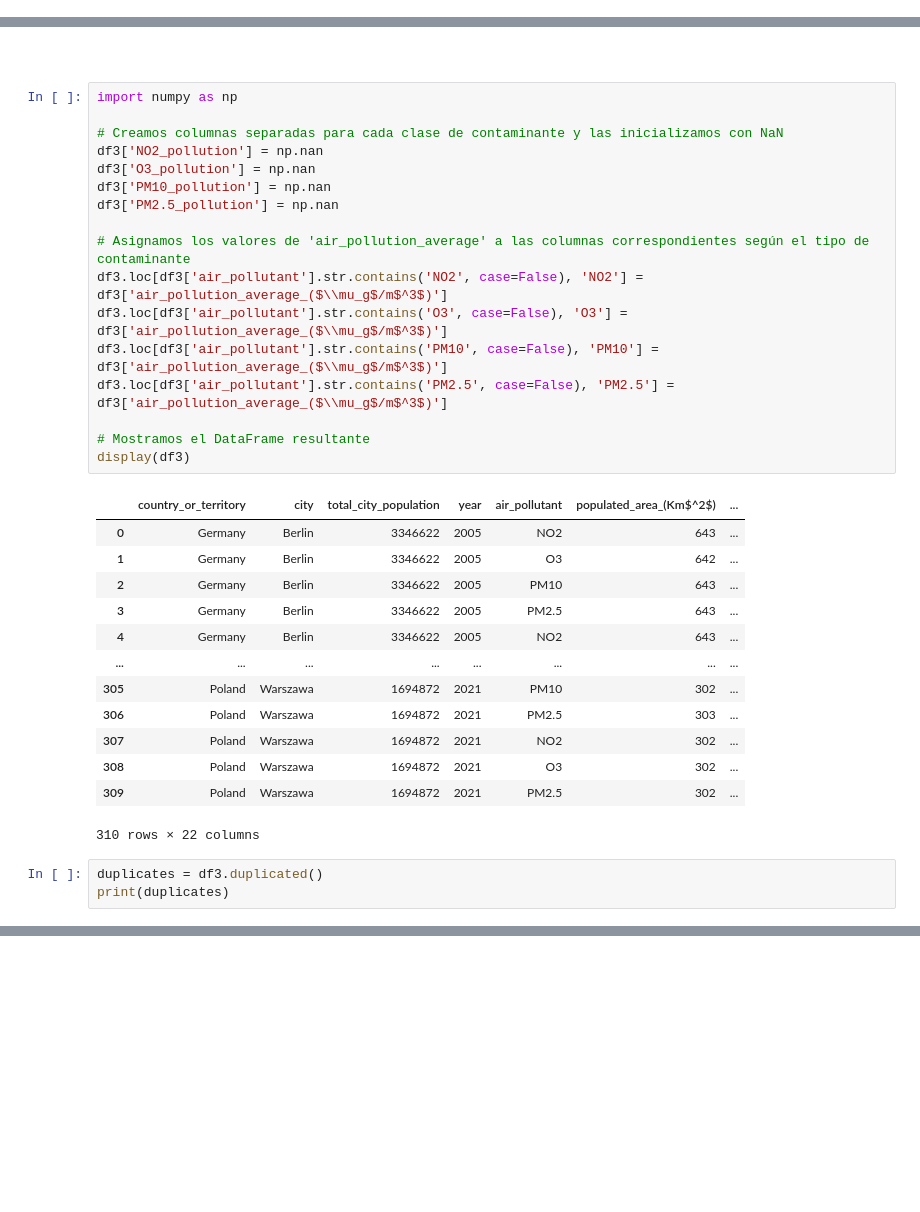
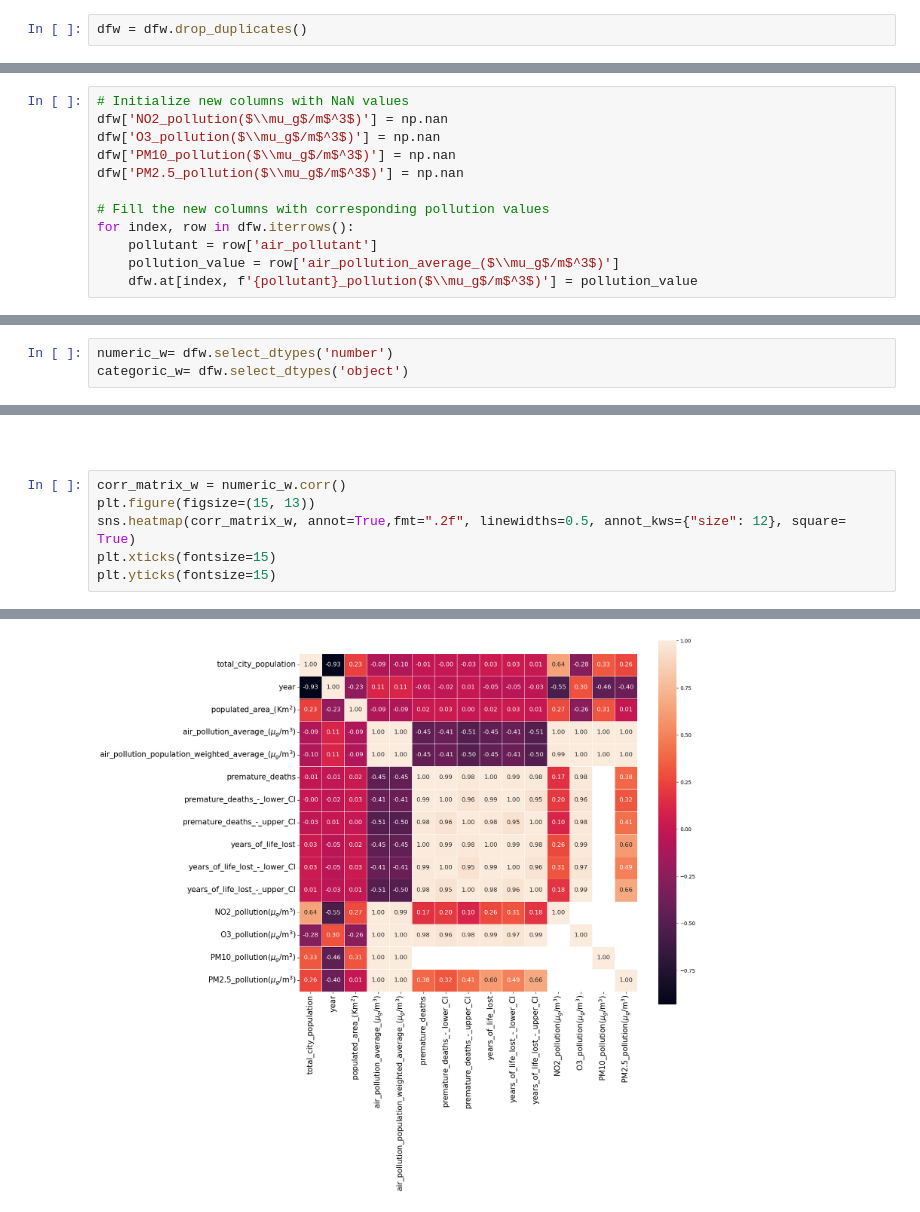
Before and after one commit to katchuli/PROJECT-Low-Emission-Zone-, a Jupyter notebook: files_for_the_project/Project_LOW_EMISSIONS_ZONE.ipynb, the cells around one changed output, grey strips where cells are left out. Drawn from its saved outputs; the diff is of its cells as text; blank space fills up the shorter version.

```diff
--- a/files_for_the_project/Project_LOW_EMISSIONS_ZONE.ipynb
+++ b/files_for_the_project/Project_LOW_EMISSIONS_ZONE.ipynb
@@ -157,0 +204,2 @@ Length: 310, dtype: bool
+# %%
+dfw = dfw.drop_duplicates()
@@ -157,0 +236,12 @@ Length: 310, dtype: bool
+# %%
+# Initialize new columns with NaN values
+dfw['NO2_pollution($\\mu_g$/m$^3$)'] = np.nan
+dfw['O3_pollution($\\mu_g$/m$^3$)'] = np.nan
+dfw['PM10_pollution($\\mu_g$/m$^3$)'] = np.nan
+dfw['PM2.5_pollution($\\mu_g$/m$^3$)'] = np.nan
+
+# Fill the new columns with corresponding pollution values
+for index, row in dfw.iterrows():
+    pollutant = row['air_pollutant']
+    pollution_value = row['air_pollution_average_($\\mu_g$/m$^3$)']
+    dfw.at[index, f'{pollutant}_pollution($\\mu_g$/m$^3$)'] = pollution_value
@@ -213,3 +372,6 @@ categoric= df3.select_dtypes('object')
+# %%
+numeric_w= dfw.select_dtypes('number')
+categoric_w= dfw.select_dtypes('object')
 # %% [markdown]
 #### 2. Unique values
 # %%
@@ -248,37 +424,9 @@ plt.yticks(fontsize=15)
 # %% [markdown]
 ######
-# %%
-import numpy as np
-
-# Creamos columnas separadas para cada clase de contaminante y las inicializamos con NaN
-df3['NO2_pollution'] = np.nan
-df3['O3_pollution'] = np.nan
-df3['PM10_pollution'] = np.nan
-df3['PM2.5_pollution'] = np.nan
-
-# Asignamos los valores de 'air_pollution_average' a las columnas correspondientes según el tipo de contaminante
-df3.loc[df3['air_pollutant'].str.contains('NO2', case=False), 'NO2'] = df3['air_pollution_average_($\\mu_g$/m$^3$)']
-df3.loc[df3['air_pollutant'].str.contains('O3', case=False), 'O3'] = df3['air_pollution_average_($\\mu_g$/m$^3$)']
-df3.loc[df3['air_pollutant'].str.contains('PM10', case=False), 'PM10'] = df3['air_pollution_average_($\\mu_g$/m$^3$)']
-df3.loc[df3['air_pollutant'].str.contains('PM2.5', case=False), 'PM2.5'] = df3['air_pollution_average_($\\mu_g$/m$^3$)']
-
-# Mostramos el DataFrame resultante
-display(df3)
-# %% [output]
-|  | country_or_territory | city | total_city_population | year | air_pollutant | populated_area_(Km$^2$) | ... |
-| 0 | Germany | Berlin | 3346622 | 2005 | NO2 | 643 | ... |
-| 1 | Germany | Berlin | 3346622 | 2005 | O3 | 642 | ... |
-| 2 | Germany | Berlin | 3346622 | 2005 | PM10 | 643 | ... |
-| 3 | Germany | Berlin | 3346622 | 2005 | PM2.5 | 643 | ... |
-| 4 | Germany | Berlin | 3346622 | 2005 | NO2 | 643 | ... |
-| ... | ... | ... | ... | ... | ... | ... | ... |
-| 305 | Poland | Warszawa | 1694872 | 2021 | PM10 | 302 | ... |
-| 306 | Poland | Warszawa | 1694872 | 2021 | PM2.5 | 303 | ... |
-| 307 | Poland | Warszawa | 1694872 | 2021 | NO2 | 302 | ... |
-| 308 | Poland | Warszawa | 1694872 | 2021 | O3 | 302 | ... |
-| 309 | Poland | Warszawa | 1694872 | 2021 | PM2.5 | 302 | ... |
-310 rows × 22 columns
 # %%
-duplicates = df3.duplicated()
-print(duplicates)
+corr_matrix_w = numeric_w.corr()
+plt.figure(figsize=(15, 13))
+sns.heatmap(corr_matrix_w, annot=True,fmt=".2f", linewidths=0.5, annot_kws={"size": 12}, square= True)
+plt.xticks(fontsize=15)
+plt.yticks(fontsize=15)
 # %% [output]
@@ -296,0 +450 @@ Length: 310, dtype: bool
+[figure, added]
```
Also changed, not shown: parts of 48 cells of this notebook, 3 other files.
